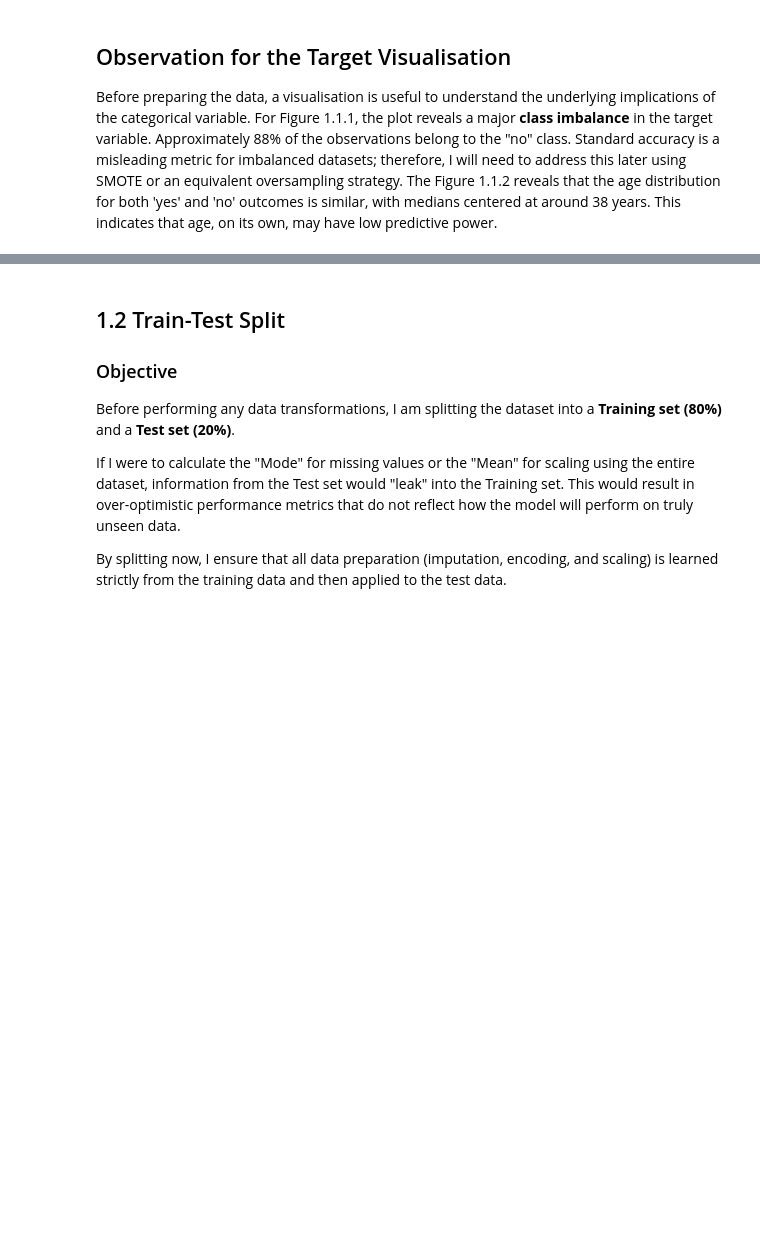
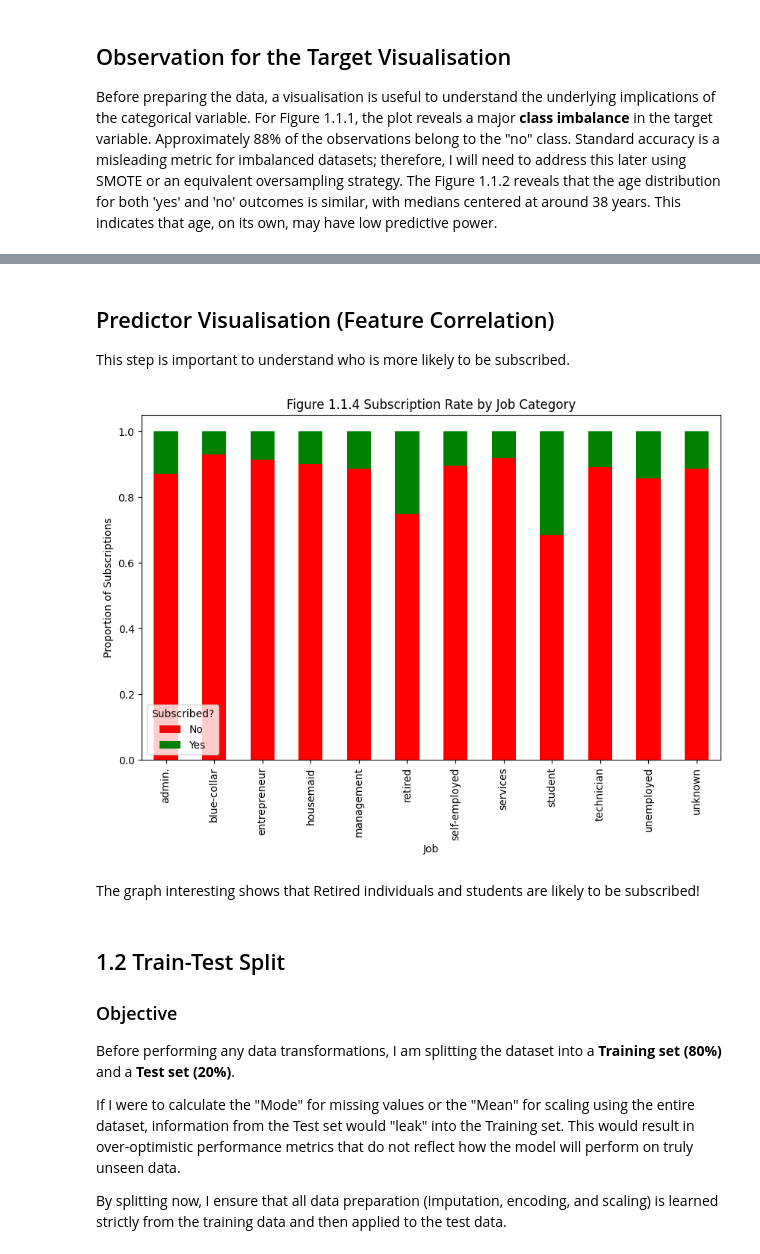
Before and after one commit to 1manvi/ML-fundamentals-2026, a Jupyter notebook: assignment_1_manvi_gupta.ipynb, the cells around one changed output, grey strips where cells are left out. Saved outputs shown, nothing was run; the diff lists cells and outputs as text; code cells hidden in the pictures; blank space fills up the shorter version.

```diff
--- a/assignment_1_manvi_gupta.ipynb
+++ b/assignment_1_manvi_gupta.ipynb
@@ -106,3 +106,20 @@ Passing `palette` without assigning `hue` is deprecated and will be removed in v
+# %% [markdown]
+## Predictor Visualisation (Feature Correlation)
+This step is important to understand who is more likely to be subscribed.
+# %%
+job_target = pd.crosstab(df['job'], df['y'])
+job_target_pct = job_target.div(job_target.sum(1).astype(float), axis=0)
+
+job_target_pct.plot(kind='bar', stacked=True, figsize=(10,6), color=['red', 'green'])
+plt.title('Figure 1.1.4 Subscription Rate by Job Category')
+plt.xlabel('Job')
+plt.ylabel('Proportion of Subscriptions')
+plt.legend(title='Subscribed?', labels=['No', 'Yes'])
+plt.show()
+# %% [output]
+[figure, added]
+# %% [markdown]
+The graph interesting shows that Retired individuals and students are likely to be subscribed!
 # %% [markdown]
 ## 1.2 Train-Test Split
 
```
Also changed, not shown: parts of 5 cells of this notebook.
